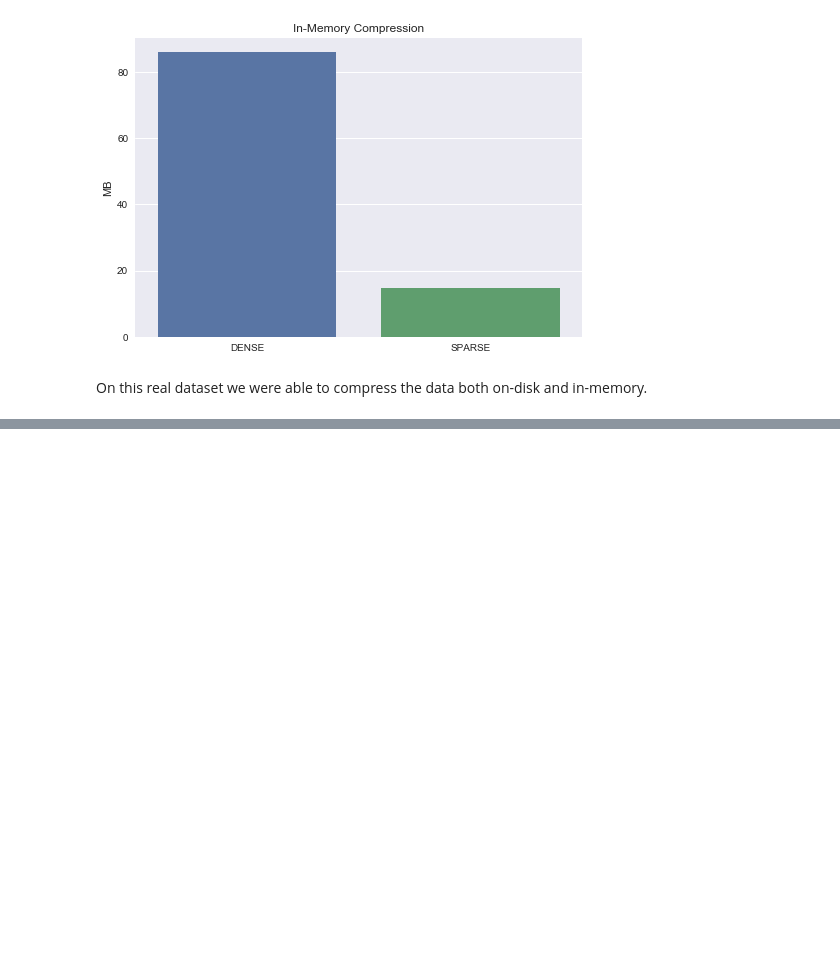
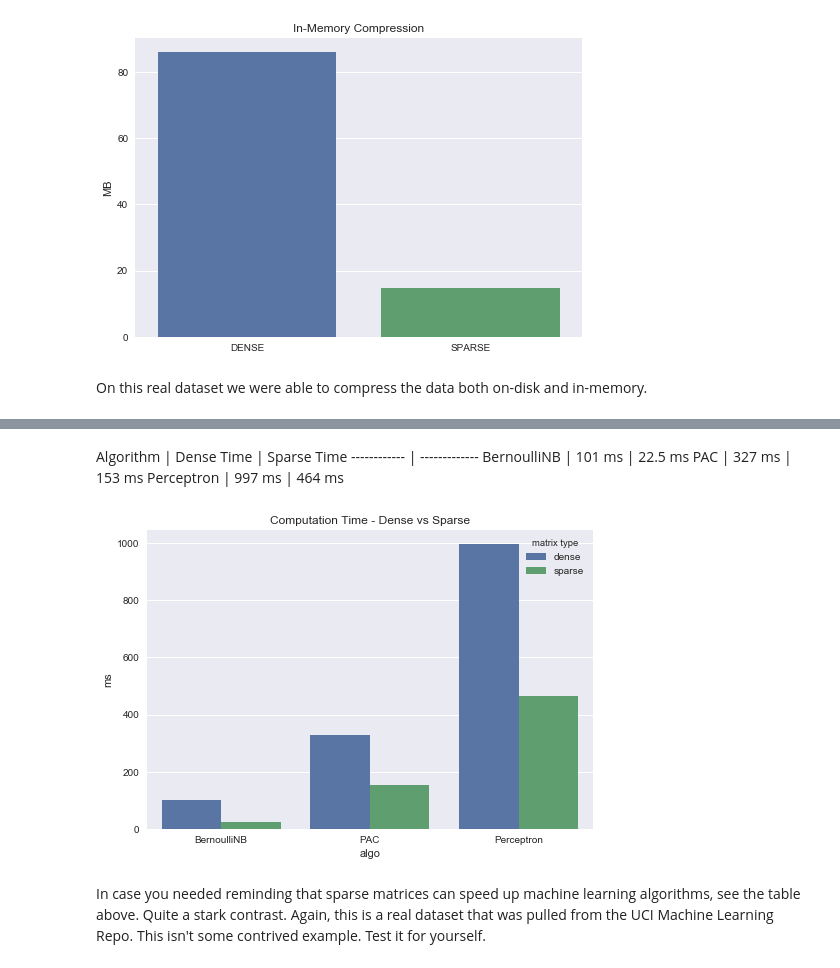
Before and after one commit to Winston-Lin/dziganto.github.io, a Jupyter notebook: _notebooks/HDF5.ipynb, the cells around one changed output, grey strips where cells are left out. Saved outputs shown, nothing was run; the diff lists cells and outputs as text; code cells hidden in the pictures; blank space fills up the shorter version.

```diff
--- a/_notebooks/HDF5.ipynb
+++ b/_notebooks/HDF5.ipynb
@@ -244,0 +282,20 @@ And maybe, just maybe, you can start to see how one could take a sparse matrix t
+# %% [markdown]
+Algorithm | Dense Time | Sparse Time
+------------ | -------------
+BernoulliNB | 101 ms | 22.5 ms
+PAC | 327 ms | 153 ms
+Perceptron | 997 ms | 464 ms
+# %%
+ml = {'algo': ["BernoulliNB", "BernoulliNB", "PAC", "PAC", "Perceptron", "Perceptron"],
+     'matrix type': ['dense', 'sparse', 'dense', 'sparse', 'dense', 'sparse'],
+     'value': [101, 22.5, 327, 153, 997, 464]}
+df = pd.DataFrame(ml)
+# %%
+sns.barplot(x="algo", y='value', hue='matrix type', data=df)
+plt.ylabel('ms')
+plt.title('Computation Time - Dense vs Sparse');
+#plt.savefig('/Users/davidziganto/Desktop/dota2_algo_timing.png')
+# %% [output]
+[figure, added]
+# %% [markdown]
+In case you needed reminding that sparse matrices can speed up machine learning algorithms, see the table above. Quite a stark contrast. Again, this is a real dataset that was pulled from the UCI Machine Learning Repo. This isn't some contrived example. Test it for yourself.
```
Also changed, not shown: parts of 21 cells of this notebook.
